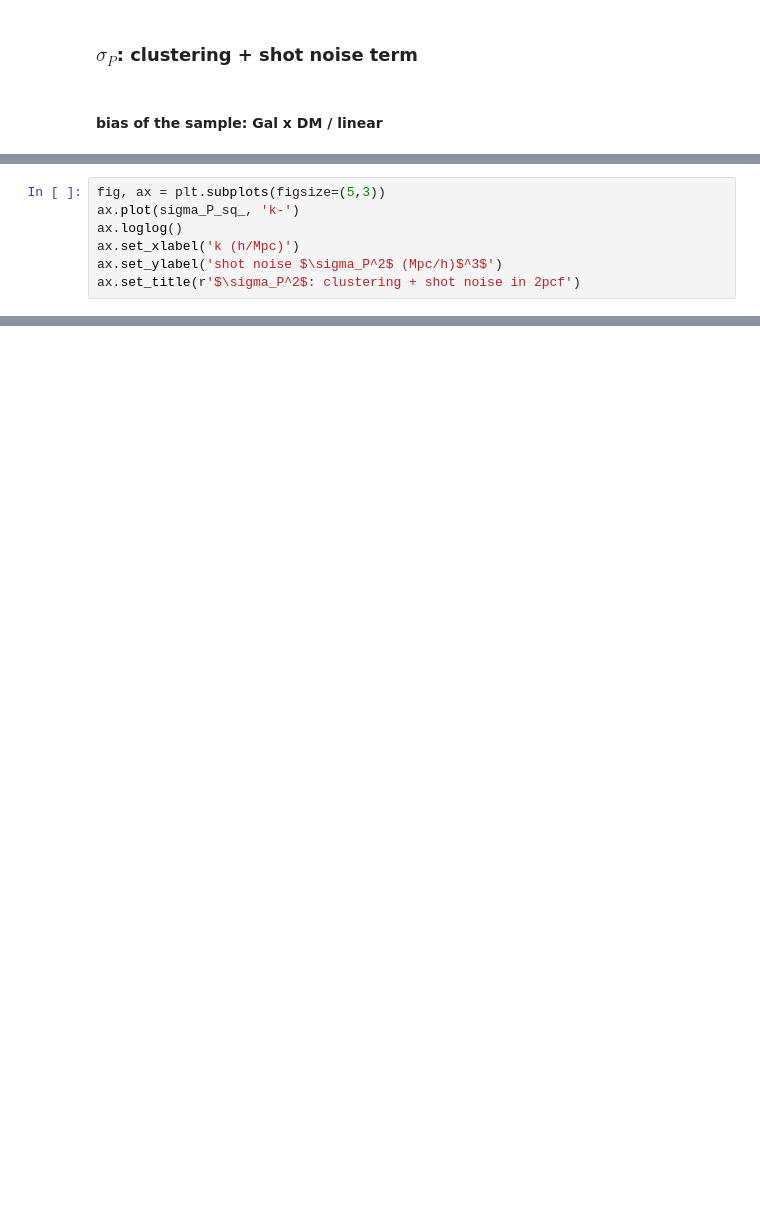
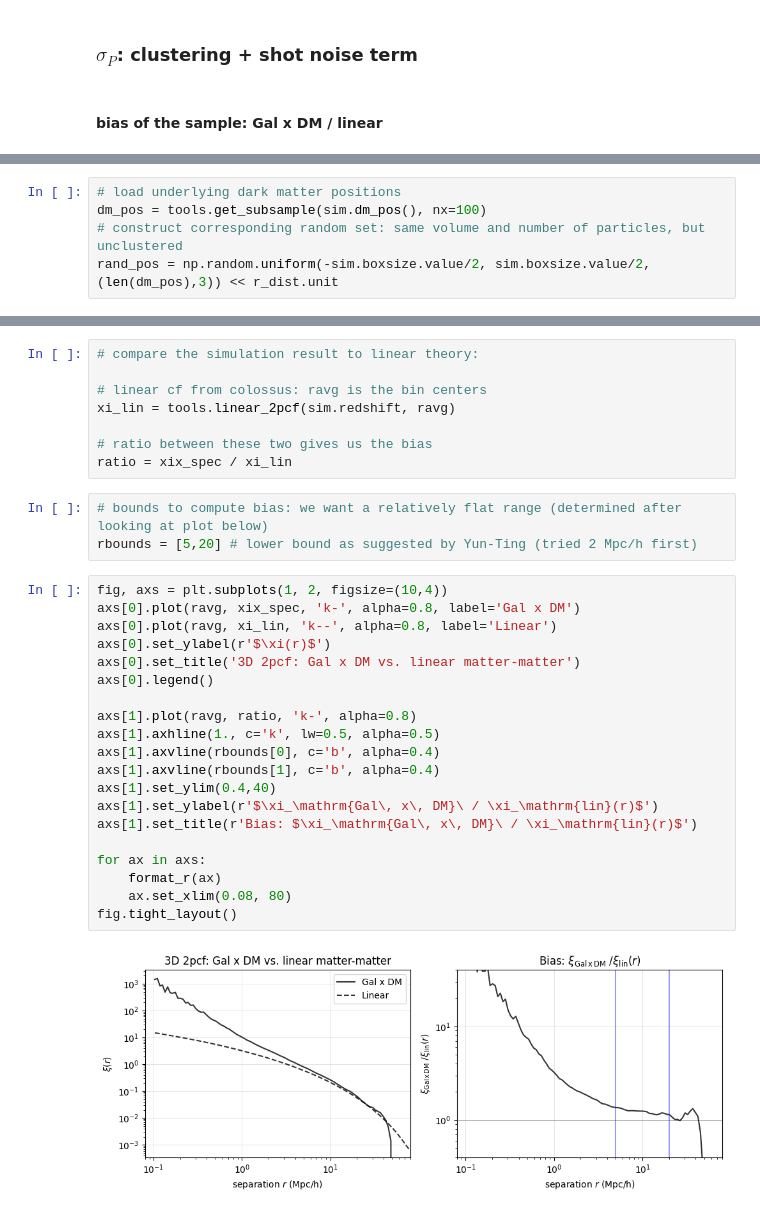
Before and after one commit to abbyw24/small-scale_cross-corrs, a Jupyter notebook: notebooks/xcorr_uncertainty_7-11-23.ipynb, the cells around one changed output, grey strips where cells are left out. Cells and saved outputs as stored; diff of their text form; blank space fills up the shorter version.

```diff
--- a/notebooks/xcorr_uncertainty_7-11-23.ipynb
+++ b/notebooks/xcorr_uncertainty_7-11-23.ipynb
@@ -152,7 +126,0 @@ sigma_P_sq_ = sigma_P_sq(k, bias, redshift, V, nbar)
-# %%
-fig, ax = plt.subplots(figsize=(5,3))
-ax.plot(sigma_P_sq_, 'k-')
-ax.loglog()
-ax.set_xlabel('k (h/Mpc)')
-ax.set_ylabel('shot noise $\sigma_P^2$ (Mpc/h)$^3$')
-ax.set_title(r'$\sigma_P^2$: clustering + shot noise in 2pcf')
@@ -251,0 +127,5 @@ $$
+# %%
+# load underlying dark matter positions
+dm_pos = tools.get_subsample(sim.dm_pos(), nx=100)
+# construct corresponding random set: same volume and number of particles, but unclustered
+rand_pos = np.random.uniform(-sim.boxsize.value/2, sim.boxsize.value/2, (len(dm_pos),3)) << r_dist.unit
@@ -251,0 +142,33 @@ $$
+# %%
+# compare the simulation result to linear theory:
+
+# linear cf from colossus: ravg is the bin centers
+xi_lin = tools.linear_2pcf(sim.redshift, ravg)
+
+# ratio between these two gives us the bias
+ratio = xix_spec / xi_lin
+# %%
+# bounds to compute bias: we want a relatively flat range (determined after looking at plot below)
+rbounds = [5,20] # lower bound as suggested by Yun-Ting (tried 2 Mpc/h first)
+# %%
+fig, axs = plt.subplots(1, 2, figsize=(10,4))
+axs[0].plot(ravg, xix_spec, 'k-', alpha=0.8, label='Gal x DM')
+axs[0].plot(ravg, xi_lin, 'k--', alpha=0.8, label='Linear')
+axs[0].set_ylabel(r'$\xi(r)$')
+axs[0].set_title('3D 2pcf: Gal x DM vs. linear matter-matter')
+axs[0].legend()
+
+axs[1].plot(ravg, ratio, 'k-', alpha=0.8)
+axs[1].axhline(1., c='k', lw=0.5, alpha=0.5)
+axs[1].axvline(rbounds[0], c='b', alpha=0.4)
+axs[1].axvline(rbounds[1], c='b', alpha=0.4)
+axs[1].set_ylim(0.4,40)
+axs[1].set_ylabel(r'$\xi_\mathrm{Gal\, x\, DM}\ / \xi_\mathrm{lin}(r)$')
+axs[1].set_title(r'Bias: $\xi_\mathrm{Gal\, x\, DM}\ / \xi_\mathrm{lin}(r)$')
+
+for ax in axs:
+    format_r(ax)
+    ax.set_xlim(0.08, 80)
+fig.tight_layout()
+# %% [output]
+[figure, added]
```
Also changed, not shown: parts of 80 cells of this notebook, 10 other files.
